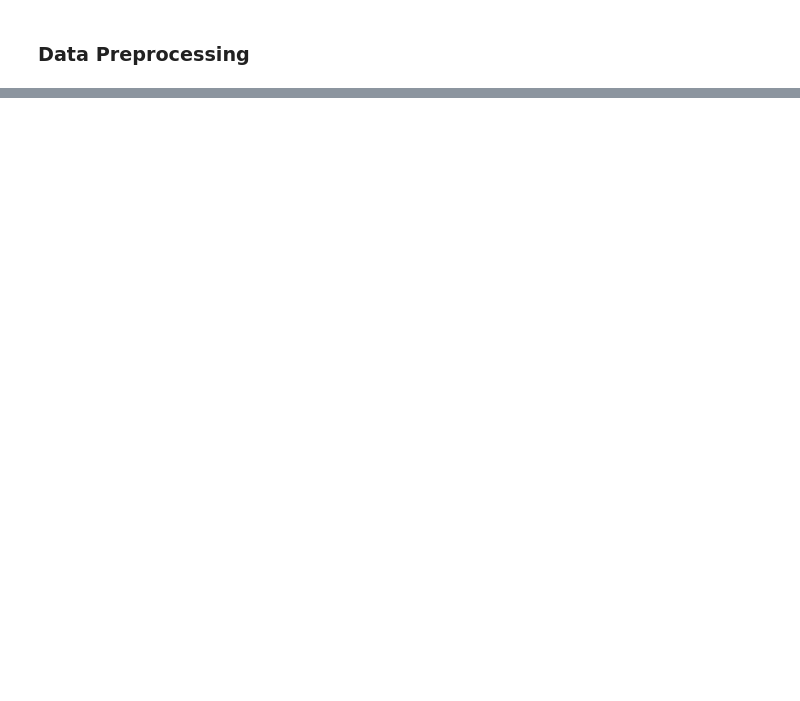
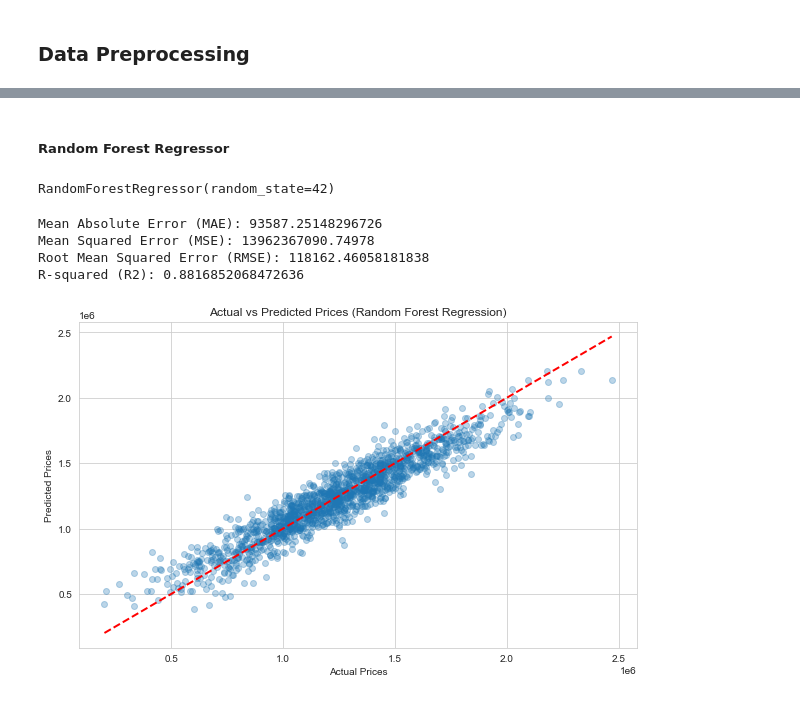
Before and after one commit to samar2605/House-Price-Prediction, a Jupyter notebook: Code.ipynb, the cells around one changed output, grey strips where cells are left out. Saved outputs shown, nothing was run; the diff lists cells and outputs as text; code cells hidden in the pictures; blank space fills up the shorter version.

```diff
--- a/Code.ipynb
+++ b/Code.ipynb
@@ -135,0 +236,38 @@ X_test_scaled = scaler.transform(X_test)
+# %% [markdown]
+##### Random Forest Regressor
+# %%
+# Create and train the random forest regression model
+rf_model = RandomForestRegressor(n_estimators=100, random_state=42)
+rf_model.fit(X_train_scaled, y_train)
+# %% [output]
+RandomForestRegressor(random_state=42)
+# %%
+# Make predictions on the test data
+rf_predictions = rf_model.predict(X_test_scaled)
+
+# Calculate evaluation metrics
+rf_mae = mean_absolute_error(y_test, rf_predictions)
+rf_mse = mean_squared_error(y_test, rf_predictions)
+rf_rmse = np.sqrt(rf_mse)
+rf_r2 = r2_score(y_test, rf_predictions)
+
+print(f'Mean Absolute Error (MAE): {rf_mae}')
+print(f'Mean Squared Error (MSE): {rf_mse}')
+print(f'Root Mean Squared Error (RMSE): {rf_rmse}')
+print(f'R-squared (R2): {rf_r2}')
+# %% [output]
+Mean Absolute Error (MAE): 93587.25148296726
+Mean Squared Error (MSE): 13962367090.74978
+Root Mean Squared Error (RMSE): 118162.46058181838
+R-squared (R2): 0.8816852068472636
+# %%
+# Plotting the actual vs predicted prices
+plt.figure(figsize=(10, 6))
+plt.scatter(y_test, rf_predictions, alpha=0.3)
+plt.plot([y_test.min(), y_test.max()], [y_test.min(), y_test.max()], '--r', linewidth=2)
+plt.xlabel('Actual Prices')
+plt.ylabel('Predicted Prices')
+plt.title('Actual vs Predicted Prices (Random Forest Regression)')
+plt.show()
+# %% [output]
+[figure, added]
```
Also changed, not shown: parts of 19 cells of this notebook.
